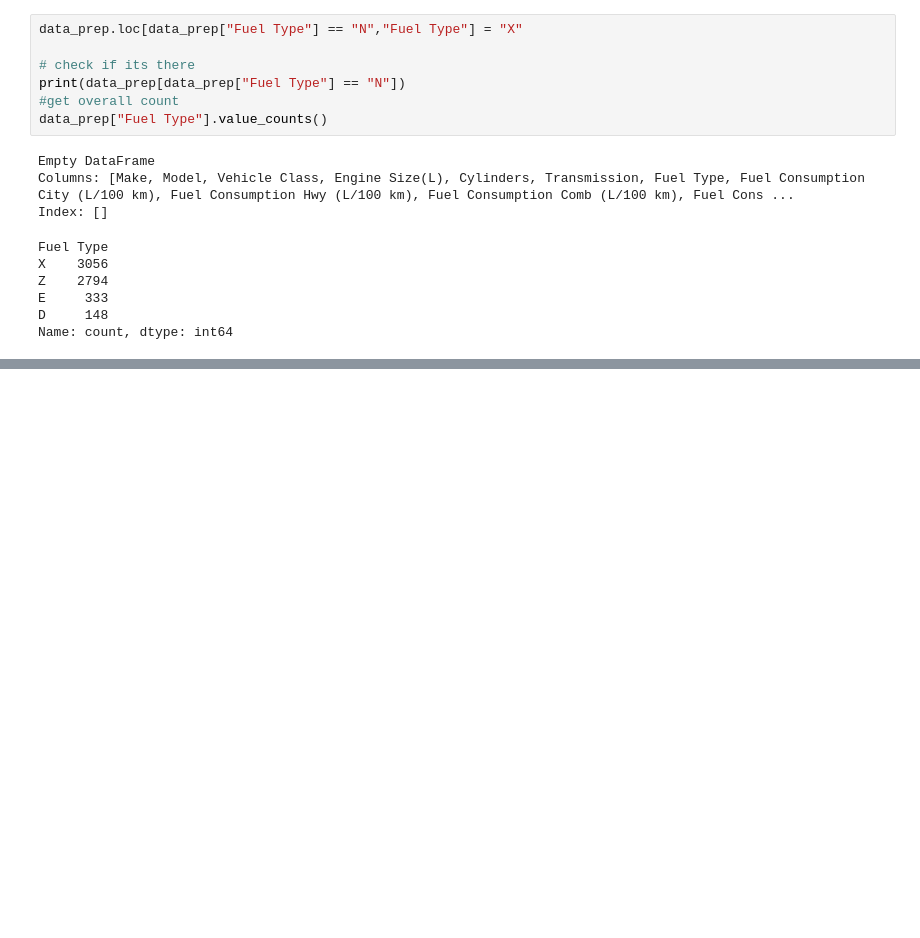
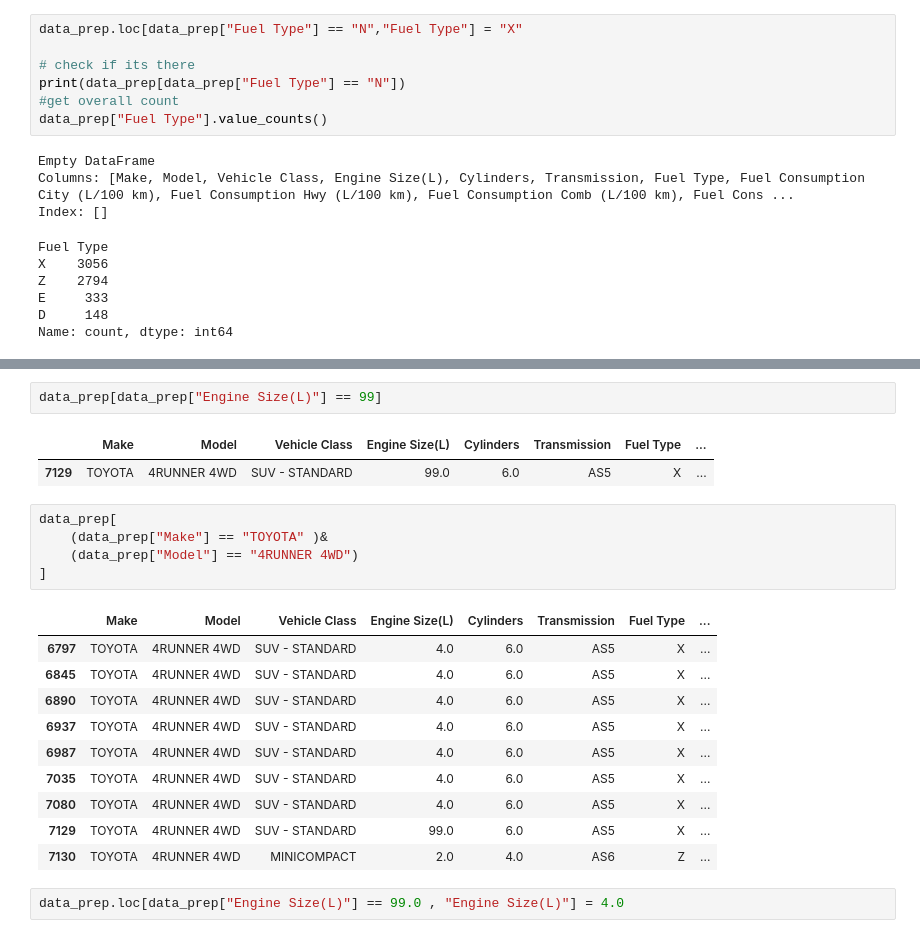
Before and after one commit to shangeethAlex/fdm_ml_project, a Jupyter notebook: notebook/EDA_CO2_emission.ipynb, the cells around one changed output, grey strips where cells are left out. Drawn from its saved outputs; the diff is of its cells as text; blank space fills up the shorter version.

```diff
--- a/notebook/EDA_CO2_emission.ipynb
+++ b/notebook/EDA_CO2_emission.ipynb
@@ -1041,0 +1054,23 @@ Name: count, dtype: int64
+# %%
+data_prep[data_prep["Engine Size(L)"] == 99]
+# %% [output]
+|  | Make | Model | Vehicle Class | Engine Size(L) | Cylinders | Transmission | Fuel Type | ... |
+| 7129 | TOYOTA | 4RUNNER 4WD | SUV - STANDARD | 99.0 | 6.0 | AS5 | X | ... |
+# %%
+data_prep[
+    (data_prep["Make"] == "TOYOTA" )&
+    (data_prep["Model"] == "4RUNNER 4WD")
+]
+# %% [output]
+|  | Make | Model | Vehicle Class | Engine Size(L) | Cylinders | Transmission | Fuel Type | ... |
+| 6797 | TOYOTA | 4RUNNER 4WD | SUV - STANDARD | 4.0 | 6.0 | AS5 | X | ... |
+| 6845 | TOYOTA | 4RUNNER 4WD | SUV - STANDARD | 4.0 | 6.0 | AS5 | X | ... |
+| 6890 | TOYOTA | 4RUNNER 4WD | SUV - STANDARD | 4.0 | 6.0 | AS5 | X | ... |
+| 6937 | TOYOTA | 4RUNNER 4WD | SUV - STANDARD | 4.0 | 6.0 | AS5 | X | ... |
+| 6987 | TOYOTA | 4RUNNER 4WD | SUV - STANDARD | 4.0 | 6.0 | AS5 | X | ... |
+| 7035 | TOYOTA | 4RUNNER 4WD | SUV - STANDARD | 4.0 | 6.0 | AS5 | X | ... |
+| 7080 | TOYOTA | 4RUNNER 4WD | SUV - STANDARD | 4.0 | 6.0 | AS5 | X | ... |
+| 7129 | TOYOTA | 4RUNNER 4WD | SUV - STANDARD | 99.0 | 6.0 | AS5 | X | ... |
+| 7130 | TOYOTA | 4RUNNER 4WD | MINICOMPACT | 2.0 | 4.0 | AS6 | Z | ... |
+# %%
+data_prep.loc[data_prep["Engine Size(L)"] == 99.0 , "Engine Size(L)"] = 4.0
```
Also changed, not shown: parts of 3 cells of this notebook.
